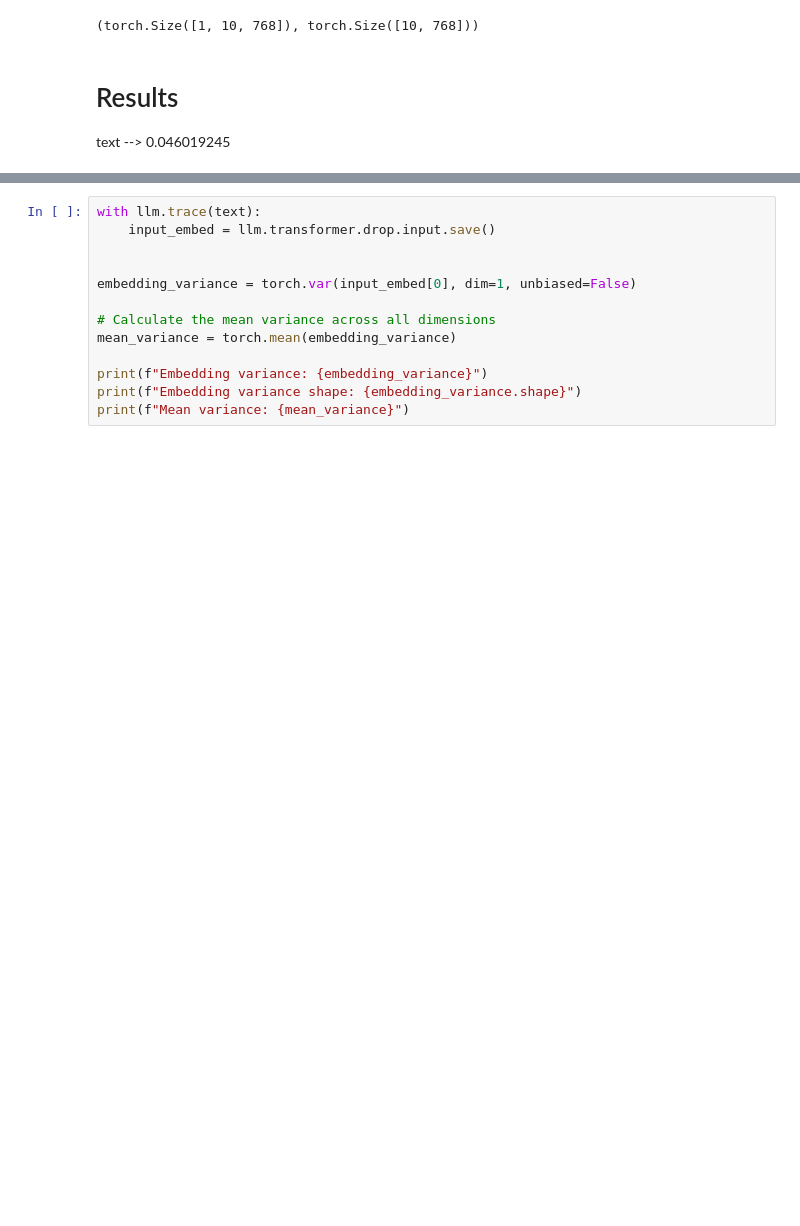
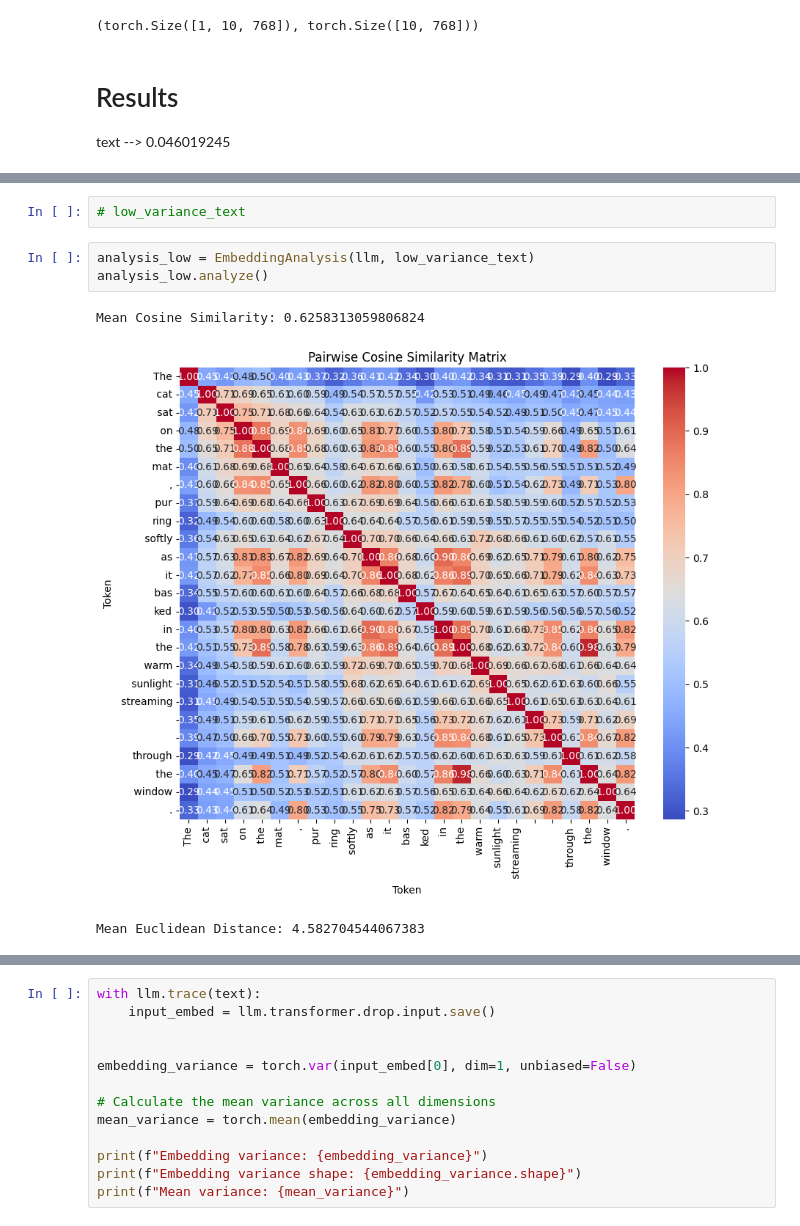
Before and after one commit to gitary/feature_circuit_ari, a Jupyter notebook: experiments/semantic_dispersion.ipynb, the cells around one changed output, grey strips where cells are left out. Cells and saved outputs as stored; diff of their text form; blank space fills up the shorter version.

```diff
--- a/experiments/semantic_dispersion.ipynb
+++ b/experiments/semantic_dispersion.ipynb
@@ -202,0 +328,9 @@ cosine_sim_0_1, cosine_sim_0_2
+# %%
+# low_variance_text
+# %%
+analysis_low = EmbeddingAnalysis(llm, low_variance_text)
+analysis_low.analyze()
+# %% [output]
+Mean Cosine Similarity: 0.6258313059806824
+[figure, added]
+Mean Euclidean Distance: 4.582704544067383
```
Also changed, not shown: parts of 14 cells of this notebook.
